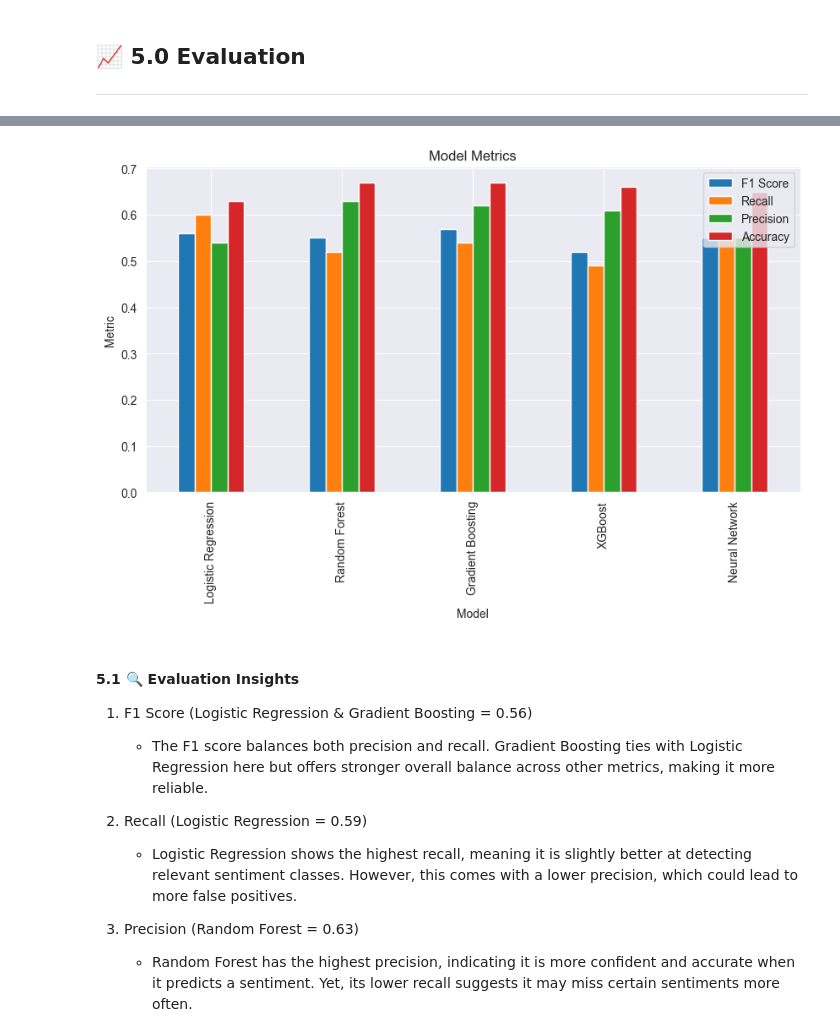
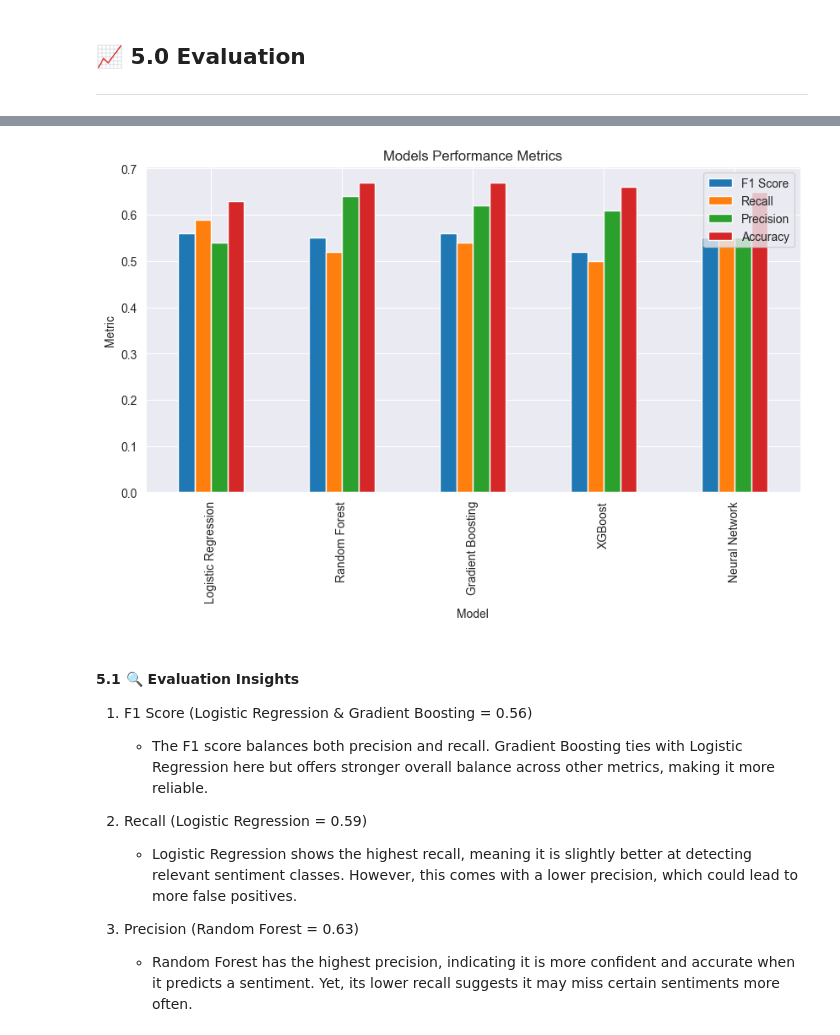
Before and after one commit to Patoh254code/product_brand_sentiment_analysis, a Jupyter notebook: index.ipynb, the cells around one changed output, grey strips where cells are left out. Cells and saved outputs as stored; diff of their text form; code cells hidden in the pictures.

```diff
--- a/index.ipynb
+++ b/index.ipynb
@@ -732,7 +761,7 @@ nlp_pipe_eng.set_params(model=gb)
 # Grid Search
 gb_params = {
     'model__n_estimators': [200],
-    'model__learning_rate': [0.01, 0.1],
+    'model__learning_rate': [0.1],
     'model__max_depth': [10],
     'model__min_samples_split': [5],
 }
@@ -966,12 +1000,18 @@ metrics_df.head()
-# %%
-# Visualize Models Metric Perfomance
-metrics_df.plot(kind="bar",x="Model",figsize=(10,5))
-plt.title("Model Metrics")
-plt.xlabel("Model")
-plt.ylabel("Metric")
-plt.show()
-# %% [output]
-[figure, removed]
+# %%
+# Visualize Model Metrics
+
+metrics_df.plot(kind='bar', x='Model', figsize=(10,5))
+plt.title("Models Performance Metrics")
+plt.xlabel('Model')
+plt.ylabel('Metric')
+
+# save
+plt.savefig(f"images/model_metrics.png", dpi=300, bbox_inches='tight')
+
+# Display
+plt.show()
+# %% [output]
+[figure, added]
 # %% [markdown]
 #### 5.1 🔍 **Evaluation Insights**
 1. F1 Score (Logistic Regression & Gradient Boosting = 0.56)
```
Also changed, not shown: parts of 16 cells of this notebook, 15 other files.
